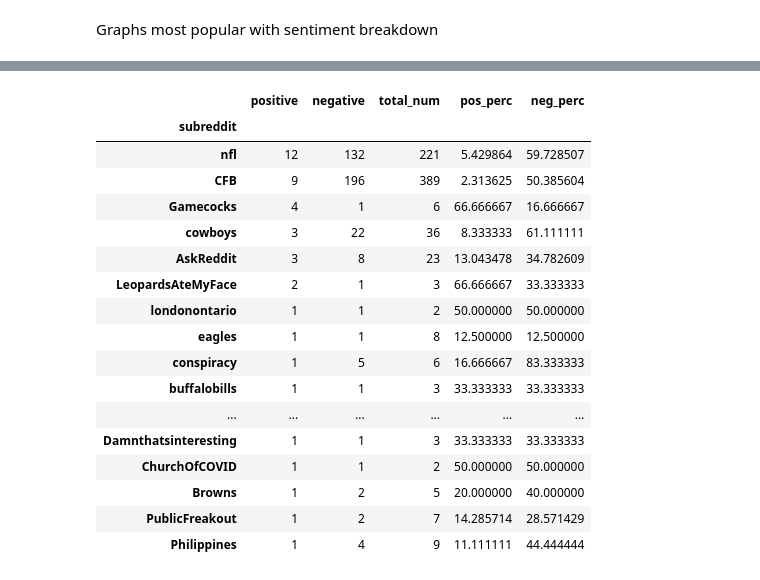
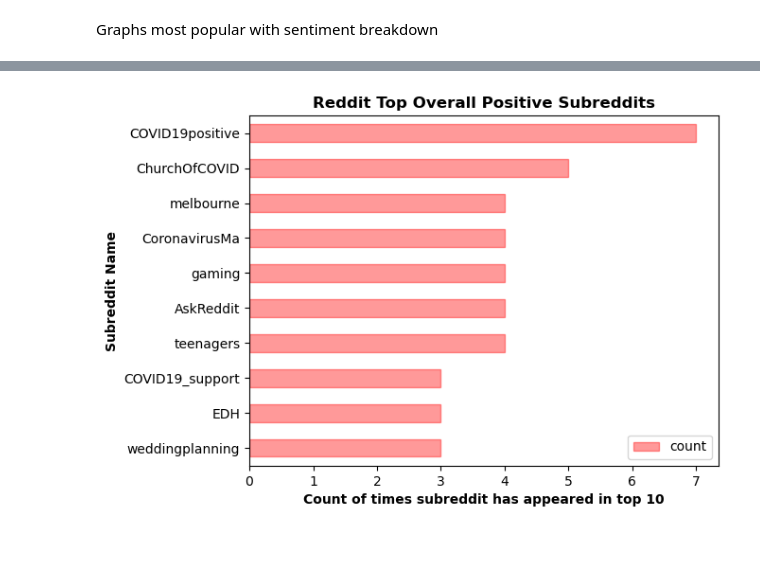
Before and after one commit to craigd00/topic-sentiment-across-sn, a Jupyter notebook: src/sentiment_analysis.ipynb, the cells around one changed output, grey strips where cells are left out. Cells and saved outputs as stored; diff of their text form; code cells hidden in the pictures; blank space fills up the shorter version.

Commit message:
Most common shared graphs

```diff
--- a/src/sentiment_analysis.ipynb
+++ b/src/sentiment_analysis.ipynb
@@ -197,2 +208,7 @@ Graphs most popular with sentiment breakdown
+# %%
+neg_bert, pos_bert = shared_subreddits(reddit_vars)
+# %%
+neg_bert = neg_bert.sort_values(["count"], ascending=False).head(10)
+pos_bert = pos_bert.sort_values(["count"], ascending=False).head(10)
 # %%
 import matplotlib.pyplot as plt
@@ -230,21 +214,0 @@ for library in reddit_vars:
-# %%
-df
-# %% [output]
-|  | positive | negative | total_num | pos_perc | neg_perc |
-| subreddit |  |  |  |  |  |
-| nfl | 12 | 132 | 221 | 5.429864 | 59.728507 |
-| CFB | 9 | 196 | 389 | 2.313625 | 50.385604 |
-| Gamecocks | 4 | 1 | 6 | 66.666667 | 16.666667 |
-| cowboys | 3 | 22 | 36 | 8.333333 | 61.111111 |
-| AskReddit | 3 | 8 | 23 | 13.043478 | 34.782609 |
-| LeopardsAteMyFace | 2 | 1 | 3 | 66.666667 | 33.333333 |
-| londonontario | 1 | 1 | 2 | 50.000000 | 50.000000 |
-| eagles | 1 | 1 | 8 | 12.500000 | 12.500000 |
-| conspiracy | 1 | 5 | 6 | 16.666667 | 83.333333 |
-| buffalobills | 1 | 1 | 3 | 33.333333 | 33.333333 |
-| ... | ... | ... | ... | ... | ... |
-| Damnthatsinteresting | 1 | 1 | 3 | 33.333333 | 33.333333 |
-| ChurchOfCOVID | 1 | 1 | 2 | 50.000000 | 50.000000 |
-| Browns | 1 | 2 | 5 | 20.000000 | 40.000000 |
-| PublicFreakout | 1 | 2 | 7 | 14.285714 | 28.571429 |
-| Philippines | 1 | 4 | 9 | 11.111111 | 44.444444 |
@@ -257,0 +215,4 @@ for library in reddit_vars:
+# %%
+graph_common_subreddits(pos_bert, "positive")
+# %% [output]
+[figure, added]
```
Also changed, not shown: parts of 8 cells of this notebook, 3 other files.
